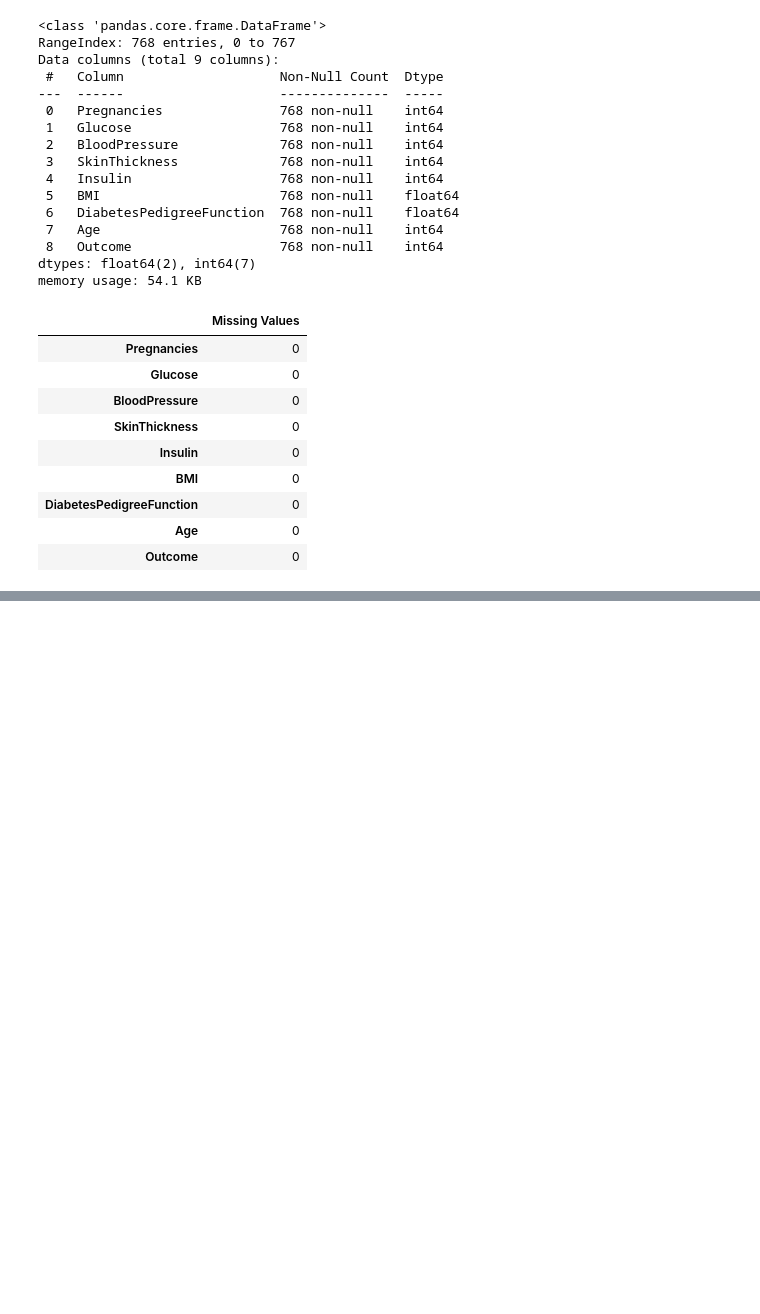
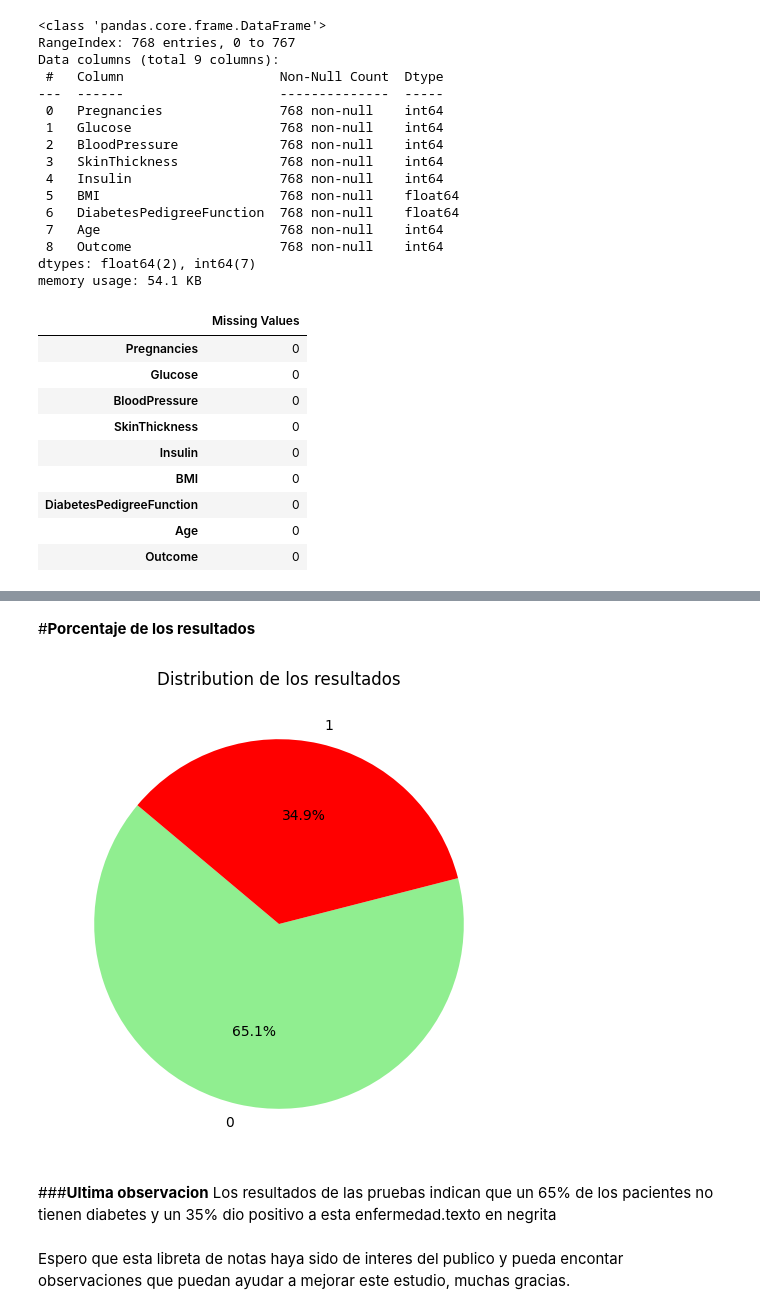
Before and after one commit to paoloEZ/Diabetes-Analisis, a Jupyter notebook: Análisis_exploratorio_diabetes.ipynb, the cells around one changed output, grey strips where cells are left out. Cells and saved outputs as stored; diff of their text form; code cells hidden in the pictures; blank space fills up the shorter version.

```diff
--- a/Análisis_exploratorio_diabetes.ipynb
+++ b/Análisis_exploratorio_diabetes.ipynb
@@ -217,0 +226,27 @@ plt.show()
+# %% [markdown]
+#**Porcentaje de los resultados**
+# %%
+# Calculamos los porcentajes de cada categoría en la columna 'Outcome'
+Percentage = data['Outcome'].value_counts() / len(data) * 100
+
+# Etiquetas para las categorías
+labels = Percentage.index
+
+# Valores para cada categoría
+sizes = Percentage.values
+
+# Colores para cada categoría
+colors = ['lightgreen', 'red']
+
+# Creamos un pie chart
+plt.figure(figsize=(6, 6))
+plt.pie(sizes, labels=labels, autopct='%1.1f%%', startangle=140, colors=colors)
+plt.title('Distribution de los resultados')
+plt.show()
+# %% [output]
+[figure, added]
+# %% [markdown]
+###**Ultima observacion**
+Los resultados de las pruebas indican que un 65% de los pacientes no tienen diabetes y un 35% dio positivo a esta enfermedad.texto en negrita
+# %% [markdown]
+Espero que esta libreta de notas haya sido de interes del publico y pueda encontar observaciones que puedan ayudar a mejorar este estudio, muchas gracias.
```
Also changed, not shown: parts of 37 cells of this notebook.
